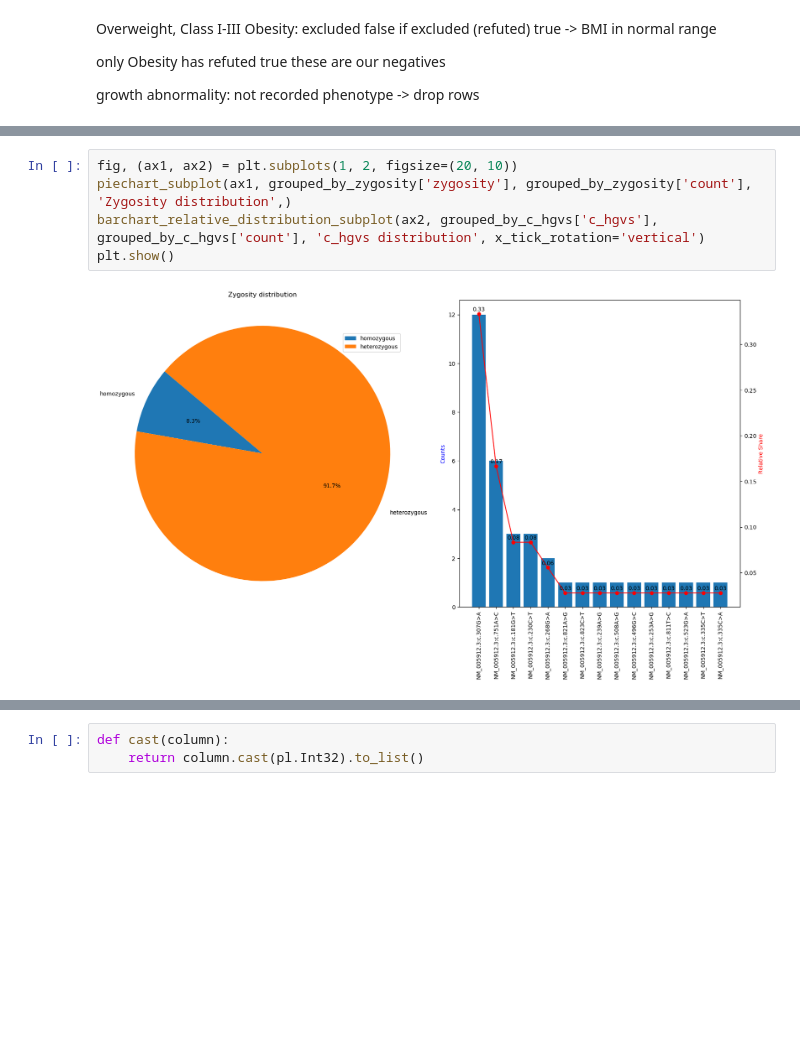
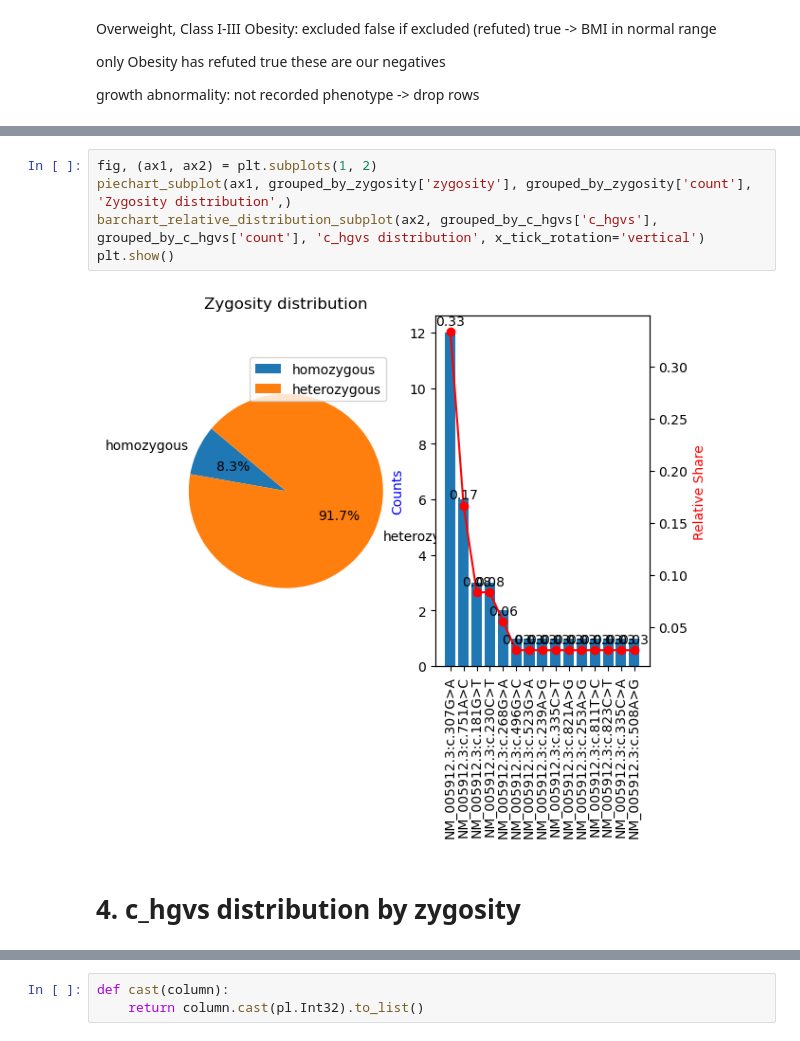
Before and after one commit to BIH-CEI/ERKER2Phenopackets, a Jupyter notebook: ERKER2Phenopackets/src/analysis/ml/analyse.ipynb, the cells around one changed output, grey strips where cells are left out. Cells and saved outputs as stored; diff of their text form; blank space fills up the shorter version.

Commit message:
fixed counting in graph once again

```diff
--- a/ERKER2Phenopackets/src/analysis/ml/analyse.ipynb
+++ b/ERKER2Phenopackets/src/analysis/ml/analyse.ipynb
@@ -410,12 +414,14 @@ shape: (15, 2)
 | "NM_005912.3:c.… | 1 |
 | "NM_005912.3:c.… | 1 |
 # %%
-fig, (ax1, ax2) = plt.subplots(1, 2, figsize=(20, 10))
+fig, (ax1, ax2) = plt.subplots(1, 2)
 piechart_subplot(ax1, grouped_by_zygosity['zygosity'], grouped_by_zygosity['count'], 'Zygosity distribution',)
 barchart_relative_distribution_subplot(ax2, grouped_by_c_hgvs['c_hgvs'], grouped_by_c_hgvs['count'], 'c_hgvs distribution', x_tick_rotation='vertical')
 plt.show()
 # %% [output]
-[figure, old version]
+[figure, new version]
+# %% [markdown]
+# 4. c_hgvs distribution by zygosity
 # %%
 from ERKER2Phenopackets.src.utils.polars_utils import contingency_table
 
```
Also changed, not shown: parts of 22 cells of this notebook, 4 other files.
